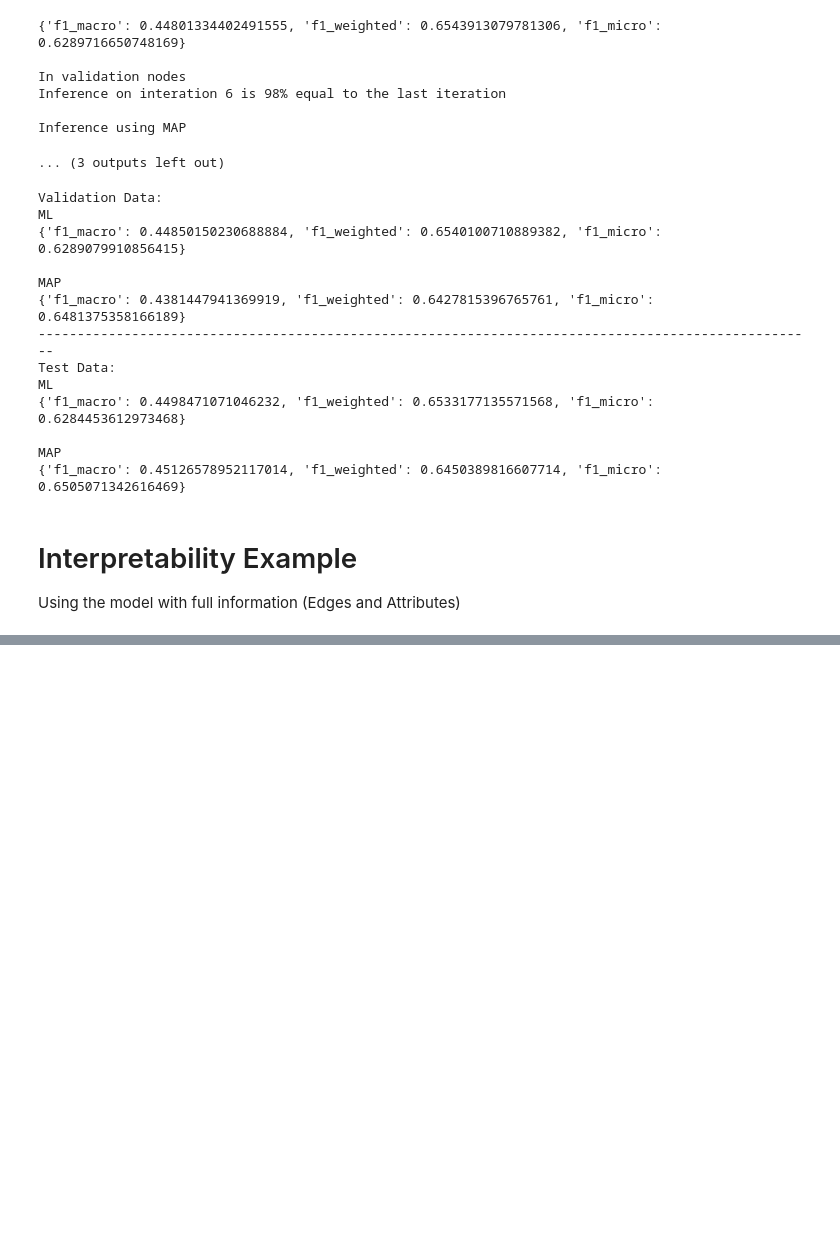
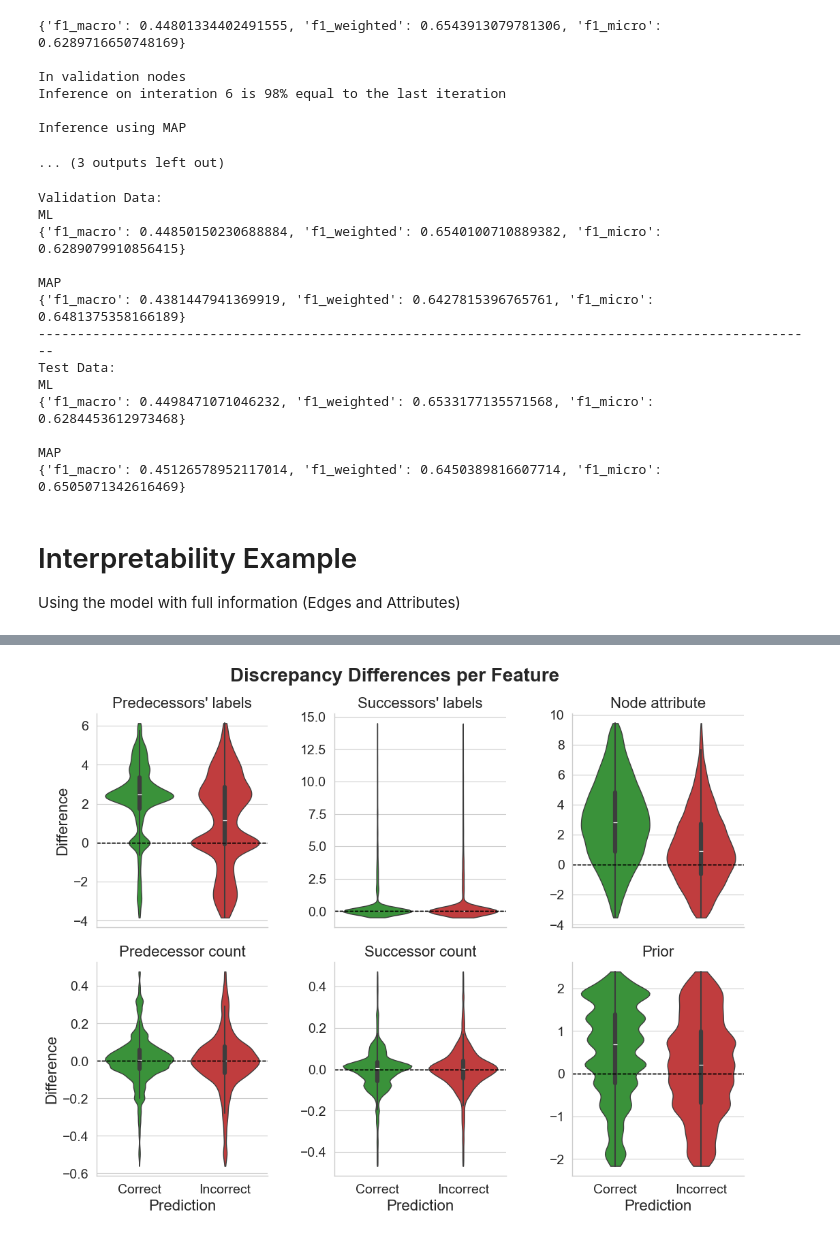
Before and after one commit to DiegoHuerta1/A-Probabilistic-Model-for-Node-Classification-in-Directed-Graphs, a Jupyter notebook: Math Genealogy Project/Probabilistic_Graph_classification.ipynb, the cells around one changed output, grey strips where cells are left out. Cells and saved outputs as stored; diff of their text form; code cells hidden in the pictures; blank space fills up the shorter version.

```diff
--- a/Math Genealogy Project/Probabilistic_Graph_classification.ipynb
+++ b/Math Genealogy Project/Probabilistic_Graph_classification.ipynb
@@ -914,0 +697,2 @@ For Incorrect predictions:
+# %%
+palette = {"Correct": "#2ca02c", "Incorrect": "#d62728"}
@@ -914,0 +859,6 @@ For Incorrect predictions:
+# %%
+# Clip each row based on 2nd and 98th percentiles per feature
+df_filtered = df_diff.copy()
+q_low = df_filtered.groupby("Feature")["Difference"].transform(lambda x: x.quantile(0.02))
+q_high = df_filtered.groupby("Feature")["Difference"].transform(lambda x: x.quantile(0.98))
+df_filtered = df_filtered[(df_filtered["Difference"] >= q_low) & (df_filtered["Difference"] <= q_high)]
@@ -914,0 +908,41 @@ For Incorrect predictions:
+# %%
+# select type
+type_box = False
+# %%
+# plot
+sns.set_context("paper", font_scale=1.6)  # you can increase font_scale to 1.6 or 1.8 if needed
+sns.set_style("whitegrid")  # clean background
+# Create the FacetGrid by 'Feature'
+desired_order  = ["Predecessor count", "Successor count", "Node attribute", "Predecessors' labels", "Successors' labels", "Prior"]
+desired_order  = ["Predecessors' labels", "Successors' labels", "Node attribute", "Predecessor count", "Successor count", "Prior"]
+g = sns.FacetGrid(
+    df_filtered,
+    col="Feature",
+    hue="Correctness",
+    col_wrap=3,
+    col_order=desired_order,  # specify desired order here
+    height=4.2,  # slightly taller subplots
+    aspect=0.85,
+    sharey=False
+)
+if type_box:
+    g.map_dataframe(box_stripplot)
+else:
+    g.map_dataframe(violin_boxplot)
+# Set titles and labels
+g.set_titles("{col_name}", size=16)
+g.set_axis_labels("Prediction", "Difference")
+g.set_xlabels("Prediction", fontsize=16)
+g.set_ylabels("Difference", fontsize=16)
+# Tweak tick parameters and font sizes
+for ax in g.axes.flat:
+    ax.tick_params(axis='x', labelsize=14)
+    ax.tick_params(axis='y', labelsize=14)
+# Adjust layout
+g.fig.subplots_adjust(top=0.90)
+g.fig.suptitle("Discrepancy Differences per Feature", fontsize=20, fontweight="bold")
+# Save and show
+g.savefig("discrepancy_differences.jpg", dpi=500, bbox_inches="tight")
+plt.show()
+# %% [output]
+[figure, added]
```
Also changed, not shown: parts of 23 cells of this notebook.
